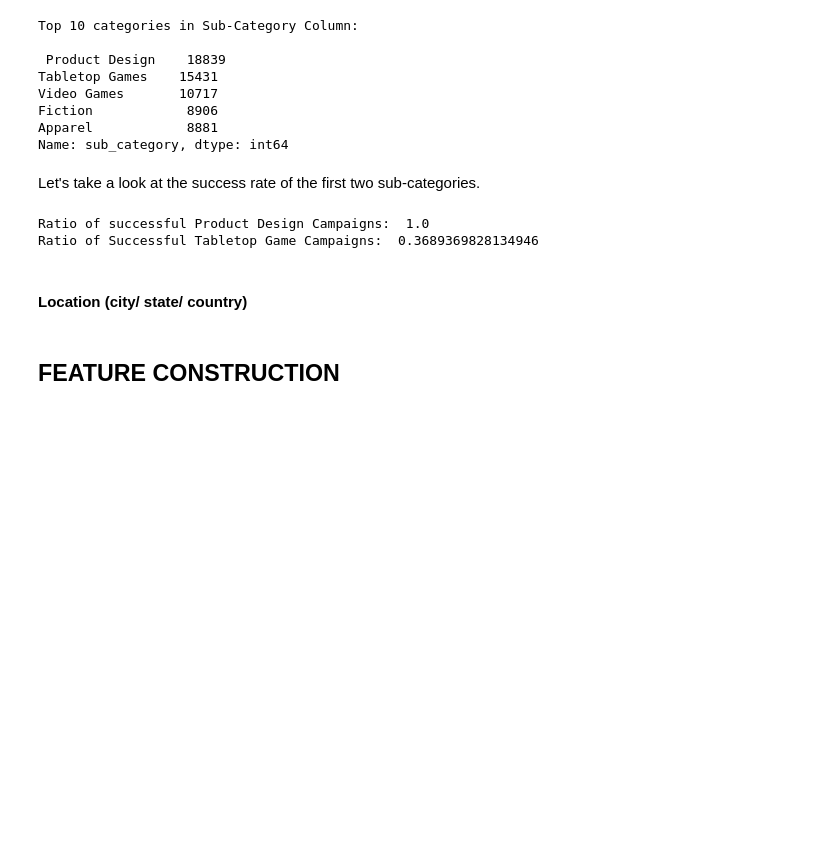
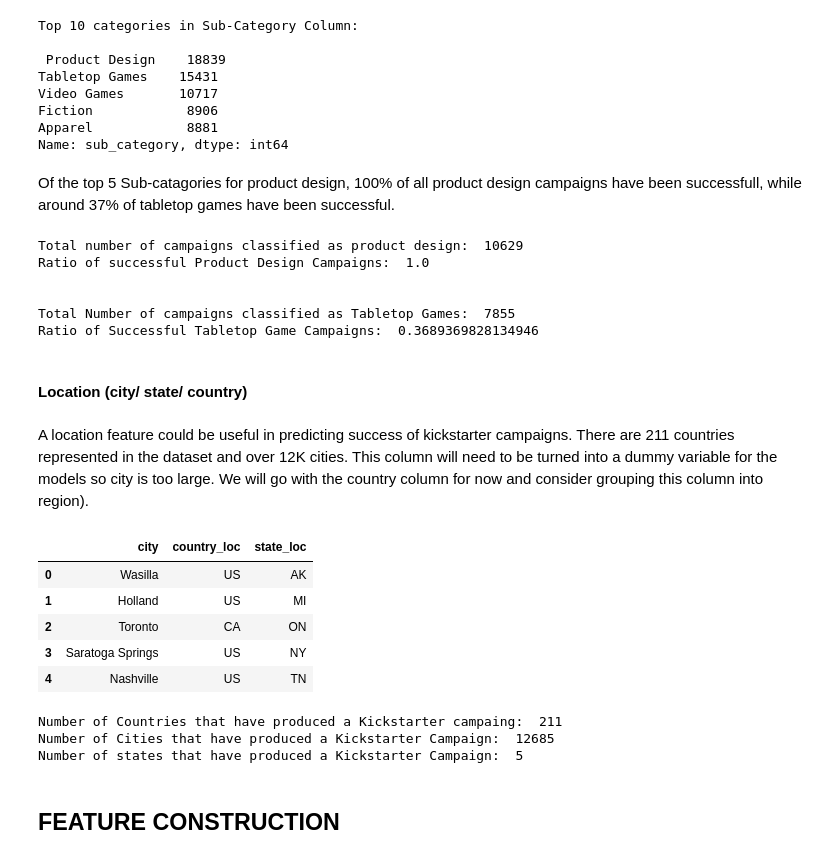
Before and after one commit to nateej1/kickstarter-campaign-classification, a Jupyter notebook: notebooks/04_reports/20190816-mlb-DRAFT-final-report.ipynb, the cells around one changed output. Saved outputs shown, nothing was run; the diff lists cells and outputs as text; code cells hidden in the pictures; blank space fills up the shorter version.

```diff
--- a/notebooks/04_reports/20190816-mlb-DRAFT-final-report.ipynb
+++ b/notebooks/04_reports/20190816-mlb-DRAFT-final-report.ipynb
@@ -242,22 +261,47 @@ Video Games       10717
 Fiction            8906
 Apparel            8881
 Name: sub_category, dtype: int64
-# %% [markdown]
-Let's take a look at the success rate of the first two sub-categories.
+# %% [markdown]
+Of the top 5 Sub-catagories for product design, 100% of all product design campaigns have been successfull, while around 37% of tabletop games have been successful.
 # %%
 mask_successful_proddesign = (kick_inter['state']=='successful') & (kick_inter['sub_category']=='Product Design')
 mask_all_productdesign = ((kick_inter['sub_category']=='Product Design') & ((kick_inter['state']=='successful') | (kick_inter['state']=='failed')))
-
+print('Total number of campaigns classified as product design: ',len(kick_inter.loc[mask_all_productdesign]))
 print('Ratio of successful Product Design Campaigns: ',len(kick_inter.loc[mask_successful_proddesign])/len(kick_inter.loc[mask_all_productdesign]))
+print('\n')
 
 mask_successful_tabletopgames = (kick_inter['state']=='successful') & (kick_inter['sub_category']=='Video Games')
 mask_all_tabletopgames = ((kick_inter['sub_category']=='Video Games') & ((kick_inter['state']=='successful') | (kick_inter['state']=='failed')))
 
+print('Total Number of campaigns classified as Tabletop Games: ', len(kick_inter.loc[mask_all_tabletopgames]))
 print('Ratio of Successful Tabletop Game Campaigns: ',len(kick_inter.loc[mask_successful_tabletopgames])/len(kick_inter.loc[mask_all_tabletopgames]))
 # %% [output]
+Total number of campaigns classified as product design:  10629
 Ratio of successful Product Design Campaigns:  1.0
+
+
+Total Number of campaigns classified as Tabletop Games:  7855
 Ratio of Successful Tabletop Game Campaigns:  0.3689369828134946
 # %% [markdown]
 #### Location (city/ state/ country)
+# %% [markdown]
+A location feature could be useful in predicting success of kickstarter campaigns. There are 211 countries represented in the dataset and over 12K cities. This column will need to be turned into a dummy variable for the models so city is too large. We will go with the country column for now and consider grouping this column into region).
+# %%
+kick_inter[['city', 'country_loc', 'state_loc']].head()
+# %% [output]
+|  | city | country_loc | state_loc |
+| 0 | Wasilla | US | AK |
+| 1 | Holland | US | MI |
+| 2 | Toronto | CA | ON |
+| 3 | Saratoga Springs | US | NY |
+| 4 | Nashville | US | TN |
+# %%
+print('Number of Countries that have produced a Kickstarter campaing: ', kick_inter.country_loc.nunique())
+print('Number of Cities that have produced a Kickstarter Campaign: ', kick_inter.city.nunique())
+print('Number of states that have produced a Kickstarter Campaign: ', kick_inter.state.nunique())
+# %% [output]
+Number of Countries that have produced a Kickstarter campaing:  211
+Number of Cities that have produced a Kickstarter Campaign:  12685
+Number of states that have produced a Kickstarter Campaign:  5
 # %% [markdown]
 ## FEATURE CONSTRUCTION
```
Also changed, not shown: parts of 21 cells of this notebook, 2 other files.
